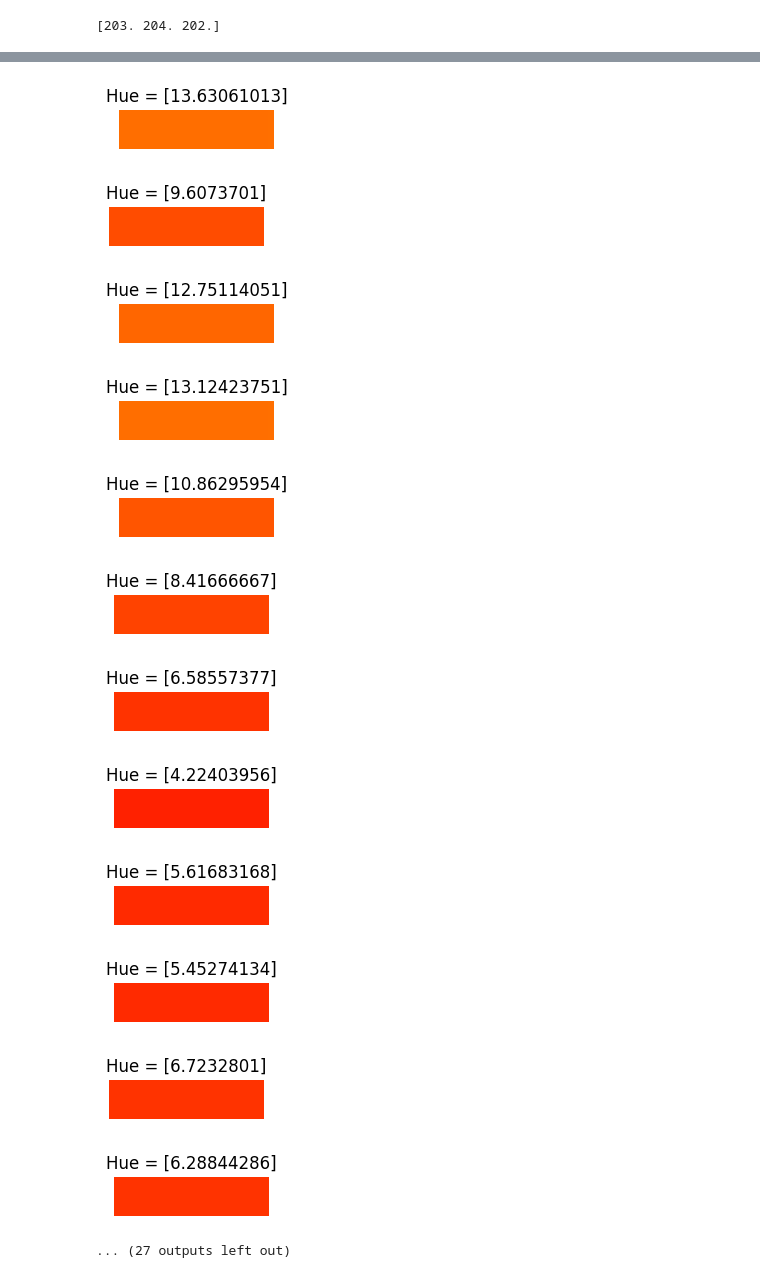
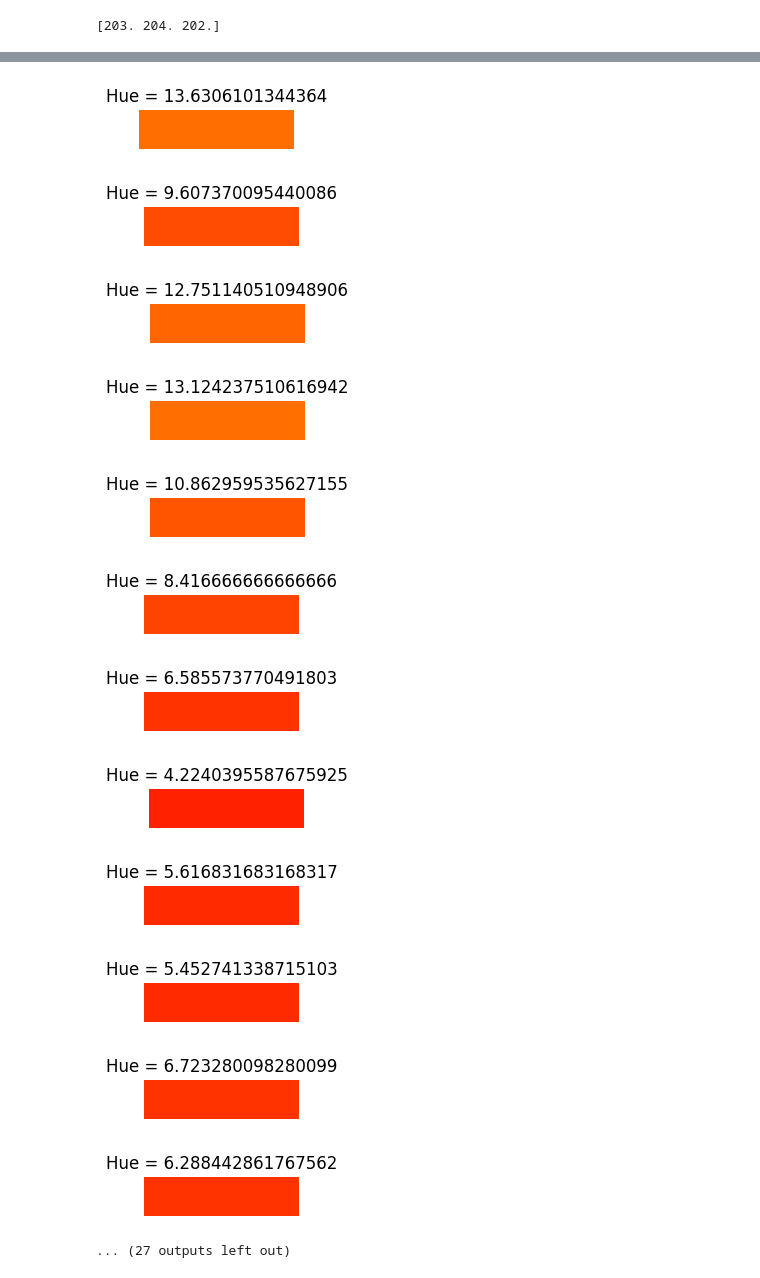
Before and after one commit to katie34634/ml_project_msai, a Jupyter notebook: kmeans_clustering.ipynb, the cells around one changed output, grey strips where cells are left out. Saved outputs shown, nothing was run; the diff lists cells and outputs as text; code cells hidden in the pictures.

```diff
--- a/kmeans_clustering.ipynb
+++ b/kmeans_clustering.ipynb
@@ -17,11 +15,16 @@ hues = np.load('hues.npy').reshape(-1,1)
 # %%
+hues = np.load('hues.npy').reshape(-1,1)
+
 # Create the dataset
-dataset = ClimbingHoldDataset(annotations_dir="data/annotations",
-                               images_dir="data/images")
+dataset = ClimbingHoldDataset(
+    annotations_dir="data/annotations",
+    images_dir="data/images"
+)
 
 dataset.add_color(hues)
 
-dataset.add_type()
-dataset.add_orientation()
+
+dataset.add_pred_indices_from_arrays("pred_type_idx.npy", "pred_orient_idx.npy")
 
 dataset_pd = pd.DataFrame(dataset.holds)
+dataset_pd.head()
@@ -28,9 +38,3 @@ dataset_pd = pd.DataFrame(dataset.holds)
-# %%
-dataset_pd = pd.DataFrame(dataset.holds)
-dataset_pd.head()
-
-dataset_pd["type"] = [h["type"] for h in dataset.holds]
-dataset_pd["orientation"] = [h["orientation"] for h in dataset.holds]
 # %%
 img_list = dataset_pd['image_id'].unique()
 # %%
@@ -49,7 +53,7 @@ print(route_list)
 [203. 204. 202.]
 # %%
 features = img_dataset['color'].to_numpy().reshape(-1,1)
-types  = img_dataset['type_idx'].to_numpy().reshape(-1,1)
+types  = img_dataset['pred_type_idx'].to_numpy().reshape(-1, 1)
 
 features = np.hstack([features, types])
 
@@ -61,13 +65,11 @@ preds = kmeans.labels_
 img_dataset = img_dataset.copy()
 img_dataset["cluster"] = preds
 
-print("\n=== K-MEANS CLUSTER ASSIGNMENTS ===")
-print(img_dataset[["color", "type_idx", "cluster"]])
-
+print("\n=== K-MEANS CLUSTER ASSIGNMENTS (color + predicted type) ===")
+print(img_dataset[["color", "pred_type_idx", "cluster"]])
 
 print("\nUnique clusters:", img_dataset["cluster"].unique())
 
-
 print("\nCounts per cluster:")
 print(img_dataset["cluster"].value_counts())
 # %% [output]
@@ -154,18 +156,18 @@ def visualize_hues(hues):
         plt.axis('off')
         plt.show()
 # %%
-visualize_hues(features)
+visualize_hues(img_dataset["color"].values)
 # %% [output]
-[figure, old version]
+[figure, new version]
-[figure, old version]
+[figure, new version]
-[figure, old version]
+[figure, new version]
-[figure, old version]
+[figure, new version]
-[figure, old version]
+[figure, new version]
-[figure, old version]
+[figure, new version]
-[figure, old version]
+[figure, new version]
-[figure, old version]
+[figure, new version]
-[figure, old version]
+[figure, new version]
-[figure, old version]
+[figure, new version]
-[figure, old version]
+[figure, new version]
-[figure, old version]
+[figure, new version]
 ... (27 outputs left out)
```
Also changed, not shown: parts of 6 cells of this notebook, 5 other files.
